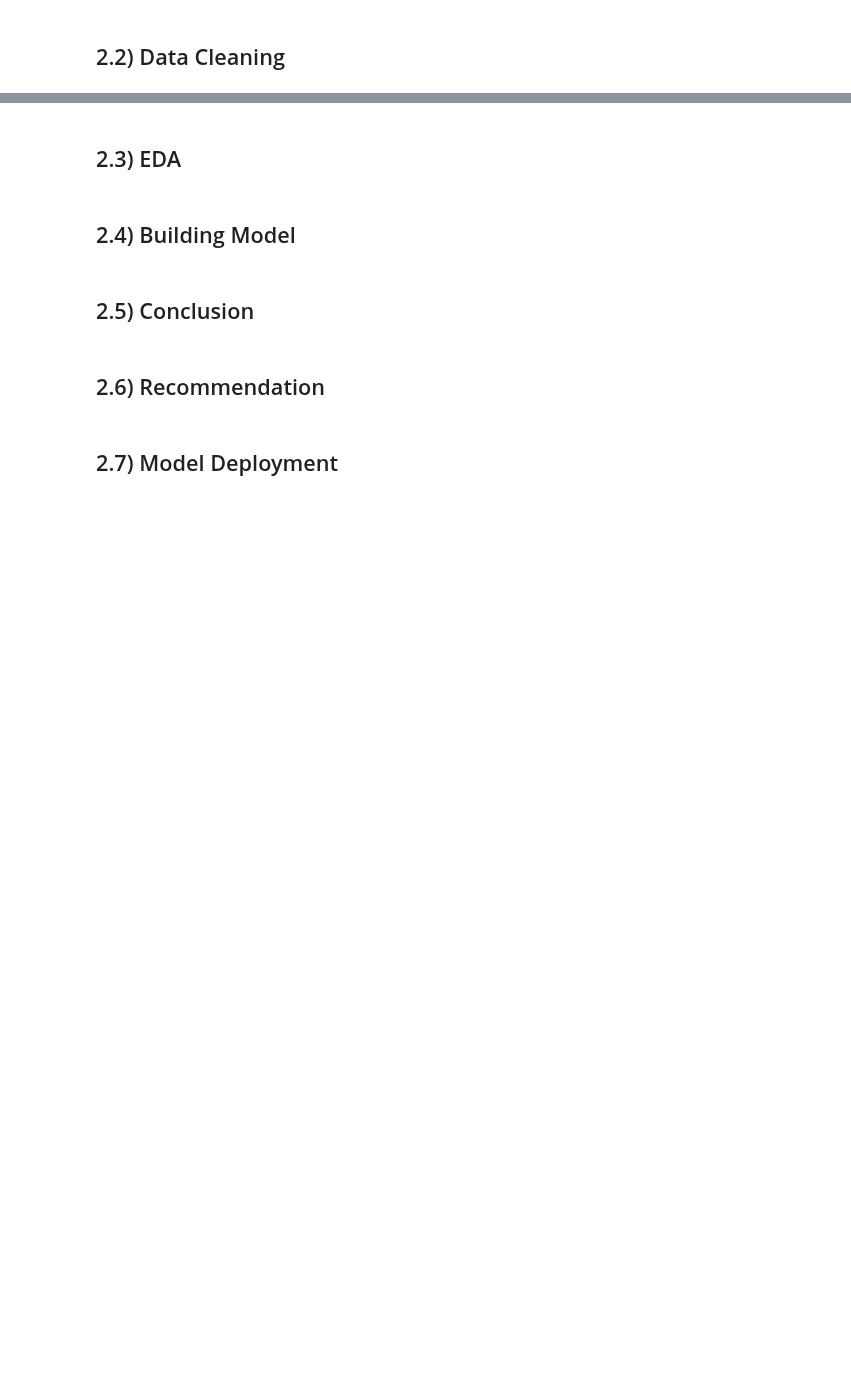
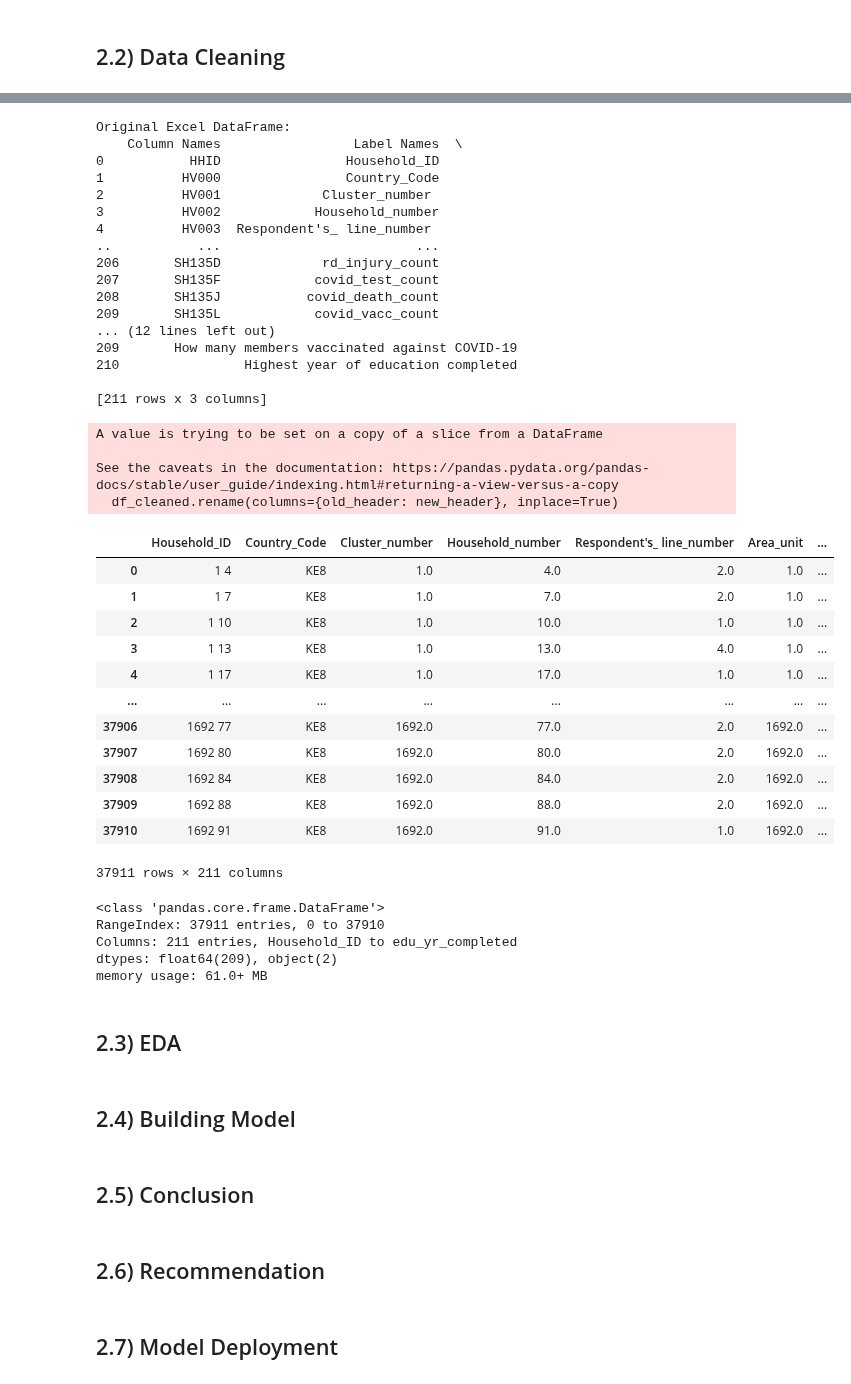
Before and after one commit to Dominic-Mu/dsc-phase-5-group-14-project, a Jupyter notebook: index.ipynb, the cells around one changed output, grey strips where cells are left out. Drawn from its saved outputs; the diff is of its cells as text; code cells hidden in the pictures; blank space fills up the shorter version.

```diff
--- a/index.ipynb
+++ b/index.ipynb
@@ -217,6 +246,64 @@ labels_df = pd.DataFrame(list(meta.column_names_to_labels.items()), columns=['Co
 # Saving the DataFrame to an Excel file
 excel_file_path = 'column_names_to_labels.xlsx'
 labels_df.to_excel(excel_file_path, index=False)
+# %%
+# Load your Excel file into a Pandas DataFrame
+excel_file_path = 'column_names_dictionary.xlsx'
+df_excel = pd.read_excel(excel_file_path, sheet_name='Sheet1')
+
+# Display the original DataFrame with the column headers
+print("Original Excel DataFrame:")
+print(df_excel)
+
+# Replace the column headers using a for loop
+for old_header, new_header in zip(df_cleaned.columns, df_excel['Label Names']):
+    df_cleaned.rename(columns={old_header: new_header}, inplace=True)
+
+# Display the DataFrame with the updated column headers
+df_cleaned
+# %% [output]
+Original Excel DataFrame:
+    Column Names                 Label Names  \
+0           HHID                Household_ID
+1          HV000                Country_Code
+2          HV001             Cluster_number
+3          HV002            Household_number
+4          HV003  Respondent's_ line_number
+..           ...                         ...
+206       SH135D             rd_injury_count
+207       SH135F            covid_test_count
+208       SH135J           covid_death_count
+209       SH135L            covid_vacc_count
+... (12 lines left out)
+209       How many members vaccinated against COVID-19
+210                Highest year of education completed
+
+[211 rows x 3 columns]
+A value is trying to be set on a copy of a slice from a DataFrame
+
+See the caveats in the documentation: https://pandas.pydata.org/pandas-docs/stable/user_guide/indexing.html#returning-a-view-versus-a-copy
+  df_cleaned.rename(columns={old_header: new_header}, inplace=True)
+|  | Household_ID | Country_Code | Cluster_number | Household_number | Respondent's_ line_number | Area_unit | ... |
+| 0 | 1 4 | KE8 | 1.0 | 4.0 | 2.0 | 1.0 | ... |
+| 1 | 1 7 | KE8 | 1.0 | 7.0 | 2.0 | 1.0 | ... |
+| 2 | 1 10 | KE8 | 1.0 | 10.0 | 1.0 | 1.0 | ... |
+| 3 | 1 13 | KE8 | 1.0 | 13.0 | 4.0 | 1.0 | ... |
+| 4 | 1 17 | KE8 | 1.0 | 17.0 | 1.0 | 1.0 | ... |
+| ... | ... | ... | ... | ... | ... | ... | ... |
+| 37906 | 1692 77 | KE8 | 1692.0 | 77.0 | 2.0 | 1692.0 | ... |
+| 37907 | 1692 80 | KE8 | 1692.0 | 80.0 | 2.0 | 1692.0 | ... |
+| 37908 | 1692 84 | KE8 | 1692.0 | 84.0 | 2.0 | 1692.0 | ... |
+| 37909 | 1692 88 | KE8 | 1692.0 | 88.0 | 2.0 | 1692.0 | ... |
+| 37910 | 1692 91 | KE8 | 1692.0 | 91.0 | 1.0 | 1692.0 | ... |
+37911 rows × 211 columns
+# %%
+df_cleaned.info()
+# %% [output]
+<class 'pandas.core.frame.DataFrame'>
+RangeIndex: 37911 entries, 0 to 37910
+Columns: 211 entries, Household_ID to edu_yr_completed
+dtypes: float64(209), object(2)
+memory usage: 61.0+ MB
 # %% [markdown]
 ## 2.3) EDA
 # %% [markdown]
```
Also changed, not shown: parts of 13 cells of this notebook, 6 other files.
